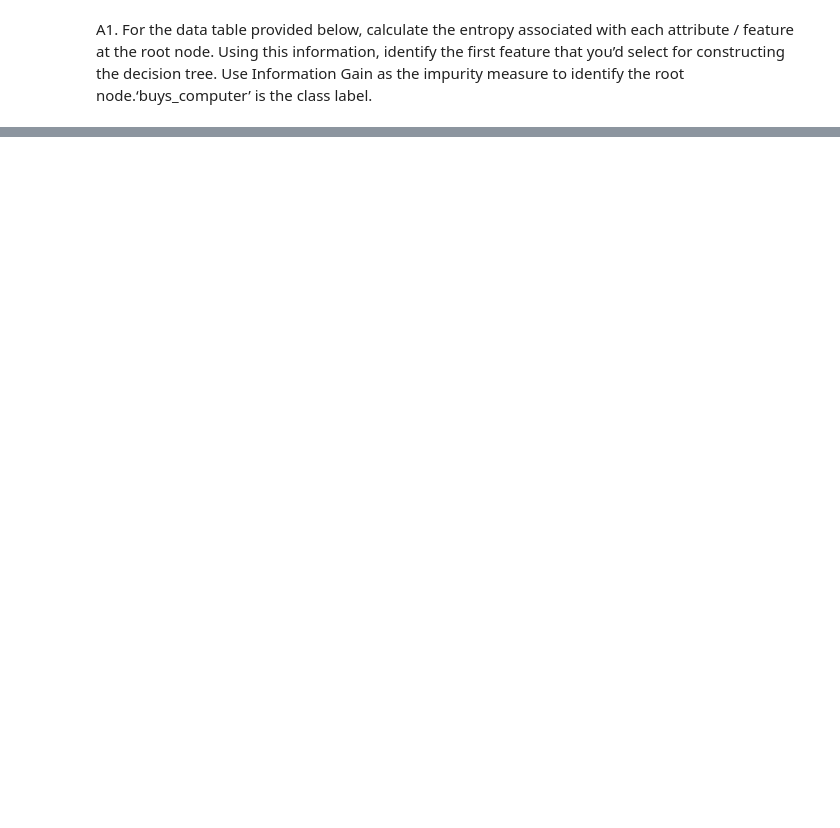
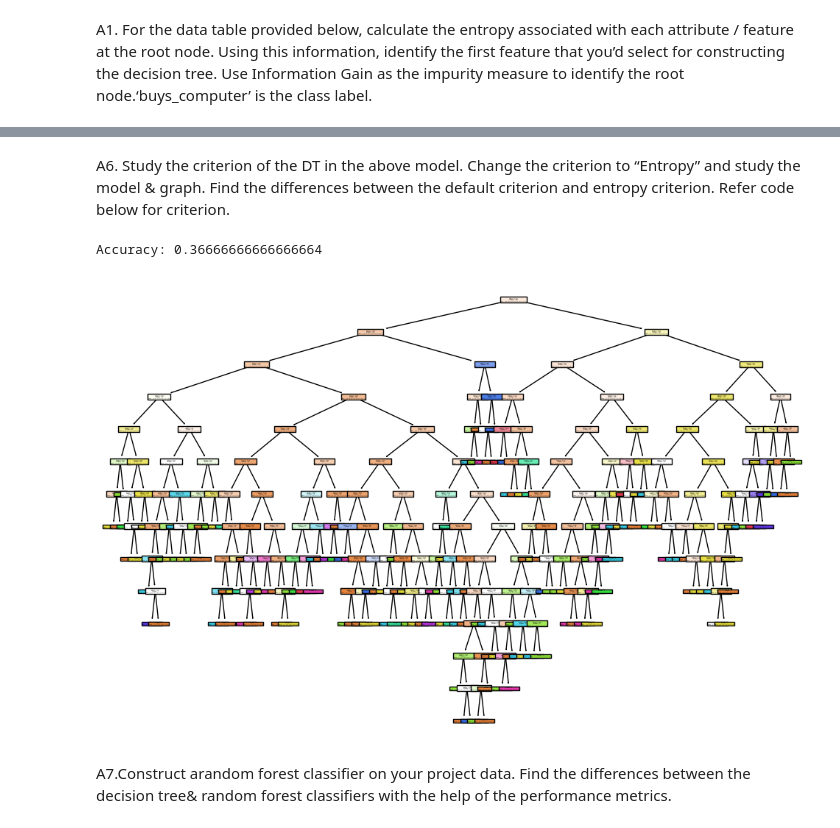
Before and after one commit to SiddhantAshwani2536/MachineLearning, a Jupyter notebook: CSE21189_LAB04.ipynb, the cells around one changed output, grey strips where cells are left out. Cells and saved outputs as stored; diff of their text form; code cells hidden in the pictures; blank space fills up the shorter version.

```diff
--- a/CSE21189_LAB04.ipynb
+++ b/CSE21189_LAB04.ipynb
@@ -142,0 +182,23 @@ The root node is: age with information gain 0.2467
+# %% [markdown]
+A6. Study the criterion of the DT in the above model. Change the criterion to “Entropy” and study the model & graph. Find the differences between the default criterion and entropy criterion. Refer code below for criterion.
+# %%
+# Split the dataset into training and testing sets
+X_train, X_test, Y_train, Y_test = train_test_split(X, Y, test_size=0.1, random_state=42)
+# Create the decision tree classifier with entropy criterion
+model = DecisionTreeClassifier(criterion='entropy')
+# Train the model
+model.fit(X_train, Y_train)
+# Make predictions on the test set
+y_pred = model.predict(X_test)
+# Calculate the accuracy
+accuracy = accuracy_score(Y_test, y_pred)
+print("Accuracy:", accuracy)
+# Visualize the decision tree
+fig, ax = plt.subplots(figsize=(12, 8))
+tree.plot_tree(model, filled=True)
+plt.show()
+# %% [output]
+Accuracy: 0.36666666666666664
+[figure, added]
+# %% [markdown]
+ A7.Construct arandom forest classifier on your project data. Find the differences between the decision tree& random forest classifiers with the help of the performance metrics.
```
Also changed, not shown: parts of 20 cells of this notebook.
